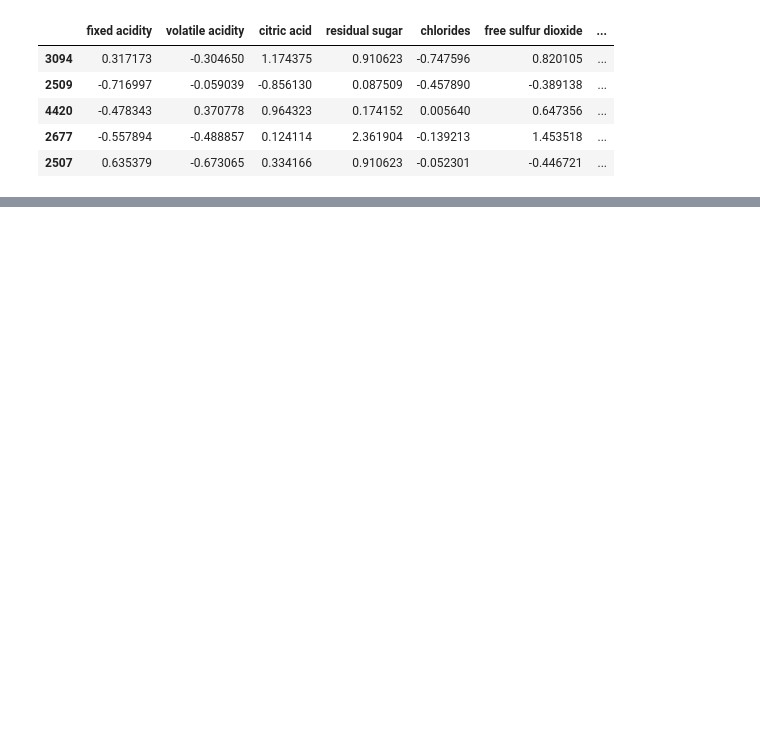
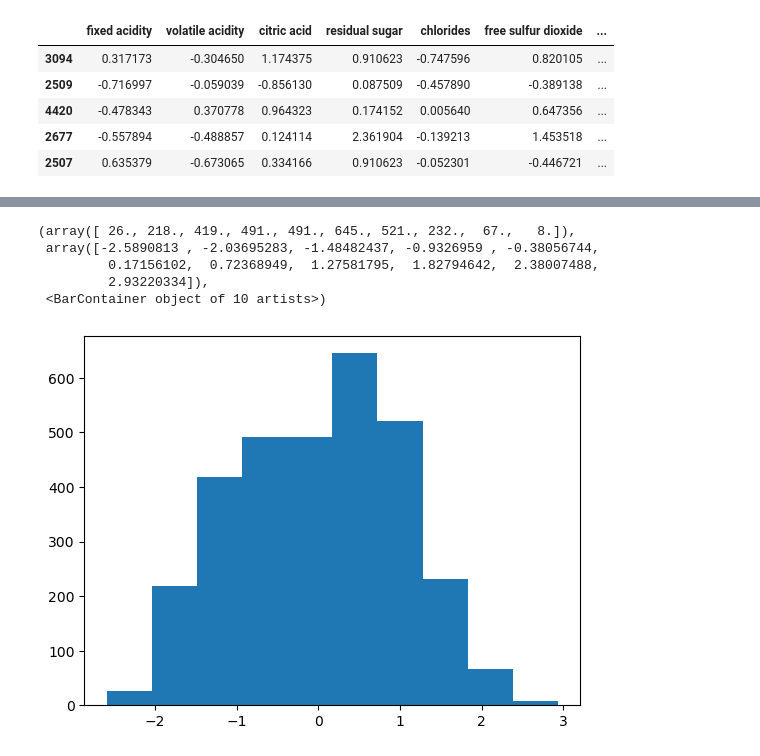
Before and after one commit to pour-choices/wine_clustering_project, a Jupyter notebook: explore_wine_josh.ipynb, the cells around one changed output, grey strips where cells are left out. Cells and saved outputs as stored; diff of their text form; code cells hidden in the pictures; blank space fills up the shorter version.

```diff
--- a/explore_wine_josh.ipynb
+++ b/explore_wine_josh.ipynb
@@ -396,3 +382,12 @@ kmeans.fit(train[cluster_list])
 
 #Builds a column with the cluster numbers
 train['cluster_preds'] = kmeans.predict(train[cluster_list])
+# %%
+plt.hist(train.density)
+# %% [output]
+(array([ 26., 218., 419., 491., 491., 645., 521., 232.,  67.,   8.]),
+ array([-2.5890813 , -2.03695283, -1.48482437, -0.9326959 , -0.38056744,
+         0.17156102,  0.72368949,  1.27581795,  1.82794642,  2.38007488,
+         2.93220334]),
+ <BarContainer object of 10 artists>)
+[figure, added]
```
Also changed, not shown: parts of 14 cells of this notebook, 5 other files.
